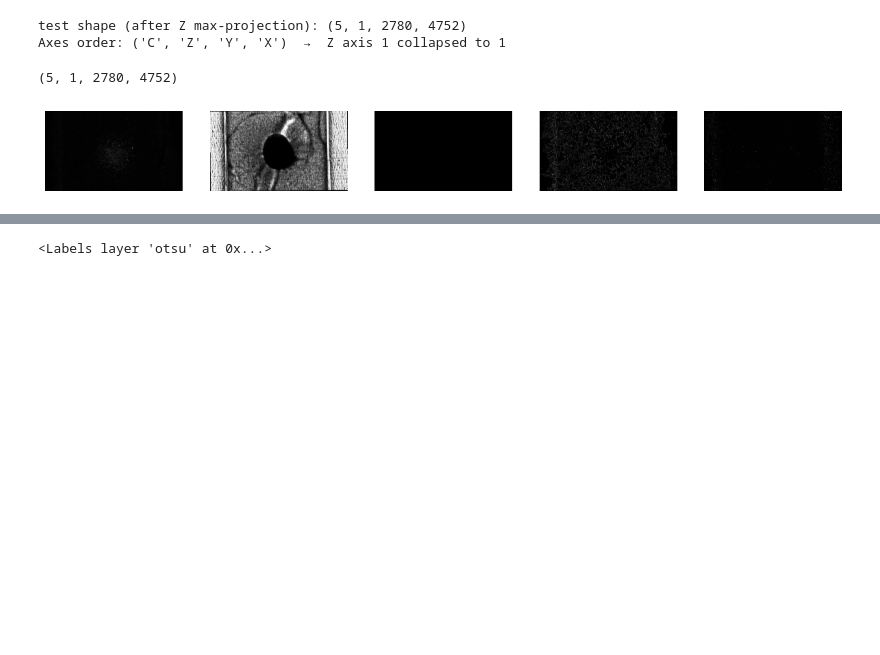
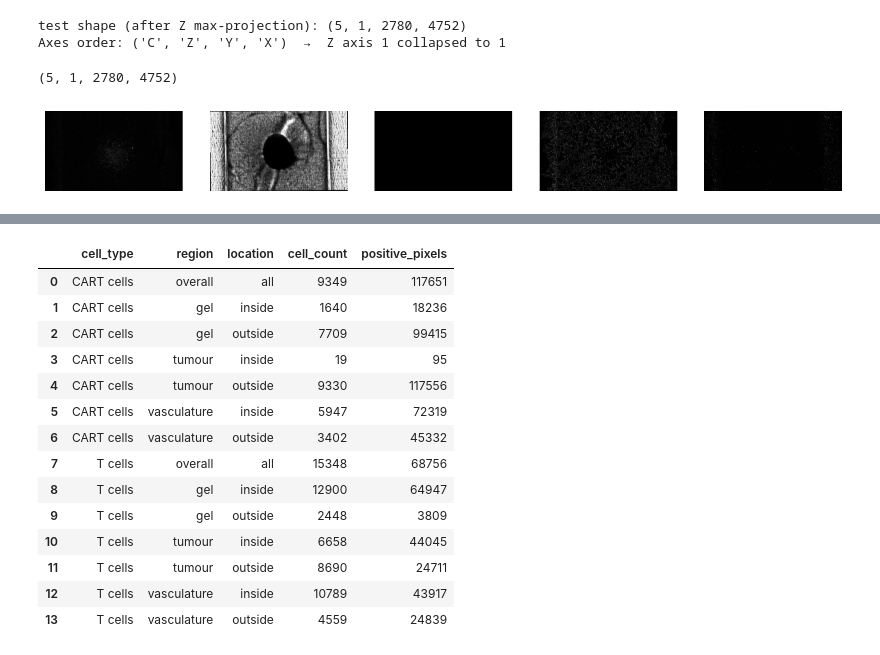
Before and after one commit to isobelth/image_quantification, a Jupyter notebook: WIP_CART_Analysis/cart_analysis.ipynb, the cells around one changed output, grey strips where cells are left out. Drawn from its saved outputs; the diff is of its cells as text; code cells hidden in the pictures; blank space fills up the shorter version.

```diff
--- a/WIP_CART_Analysis/cart_analysis.ipynb
+++ b/WIP_CART_Analysis/cart_analysis.ipynb
@@ -117,14 +99,67 @@ labeled_tumour = label(tumour)
 props = pd.DataFrame(regionprops_table(labeled_tumour, properties=("label", "area")))
 largest_label = props.loc[props["area"].idxmax(), "label"]
 tumour = labeled_tumour == largest_label
-# %%
-viewer = napari.Viewer()
-viewer.add_image(test_max)
-viewer.add_labels(gel)
-viewer.add_labels(segmented_vasculature)
-viewer.add_labels(tumour)
-viewer.add_labels(segmented_t_cells)
-viewer.add_labels(cart> threshold_yen(cart), name="yen")
-viewer.add_labels(cart> threshold_otsu(cart), name="otsu")
-# %% [output]
-<Labels layer 'otsu' at 0x...>
+# %%
+
+def _cell_counts_in_region(cell_mask, region_mask):
+    """Returns (n_cells_inside, n_cells_outside, pixels_inside, pixels_outside).
+    Cell membership is determined by centroid location."""
+    labeled = label(cell_mask)
+    n_total = int(labeled.max())
+    if n_total == 0:
+        return 0, 0, 0, 0
+
+    props_df = pd.DataFrame(regionprops_table(labeled, properties=("centroid",)))
+    rows = np.clip(np.round(props_df["centroid-0"].values).astype(int), 0, region_mask.shape[0] - 1)
+    cols = np.clip(np.round(props_df["centroid-1"].values).astype(int), 0, region_mask.shape[1] - 1)
+    in_region = region_mask.astype(bool)[rows, cols]
+
+    n_in  = int(in_region.sum())
+    n_out = n_total - n_in
+    pix_in  = int(np.sum(cell_mask.astype(bool) & region_mask.astype(bool)))
+    pix_out = int(np.sum(cell_mask.astype(bool) & ~region_mask.astype(bool)))
+    return n_in, n_out, pix_in, pix_out
+
+
+regions = {
+    "gel":         gel.astype(bool),
+    "tumour":      tumour.astype(bool),
+    "vasculature": segmented_vasculature.astype(bool),
+}
+
+records = []
+for cell_name, cell_mask in [("CART cells", segmented_cart_cells),
+                              ("T cells",    segmented_t_cells)]:
+    cell_mask = cell_mask.astype(bool)
+    labeled_cells = label(cell_mask)
+    n_total  = int(labeled_cells.max())
+    pix_total = int(cell_mask.sum())
+
+    records.append(dict(cell_type=cell_name, region="overall", location="all",
+                        cell_count=n_total, positive_pixels=pix_total))
+
+    for region_name, region_mask in regions.items():
+        n_in, n_out, pix_in, pix_out = _cell_counts_in_region(cell_mask, region_mask)
+        records.append(dict(cell_type=cell_name, region=region_name, location="inside",
+                            cell_count=n_in,  positive_pixels=pix_in))
+        records.append(dict(cell_type=cell_name, region=region_name, location="outside",
+                            cell_count=n_out, positive_pixels=pix_out))
+
+summary = pd.DataFrame(records)
+summary
+# %% [output]
+|  | cell_type | region | location | cell_count | positive_pixels |
+| 0 | CART cells | overall | all | 9349 | 117651 |
+| 1 | CART cells | gel | inside | 1640 | 18236 |
+| 2 | CART cells | gel | outside | 7709 | 99415 |
+| 3 | CART cells | tumour | inside | 19 | 95 |
+| 4 | CART cells | tumour | outside | 9330 | 117556 |
+| 5 | CART cells | vasculature | inside | 5947 | 72319 |
+| 6 | CART cells | vasculature | outside | 3402 | 45332 |
+| 7 | T cells | overall | all | 15348 | 68756 |
+| 8 | T cells | gel | inside | 12900 | 64947 |
+| 9 | T cells | gel | outside | 2448 | 3809 |
+| 10 | T cells | tumour | inside | 6658 | 44045 |
+| 11 | T cells | tumour | outside | 8690 | 24711 |
+| 12 | T cells | vasculature | inside | 10789 | 43917 |
+| 13 | T cells | vasculature | outside | 4559 | 24839 |
```
Also changed, not shown: parts of 3 cells of this notebook.
